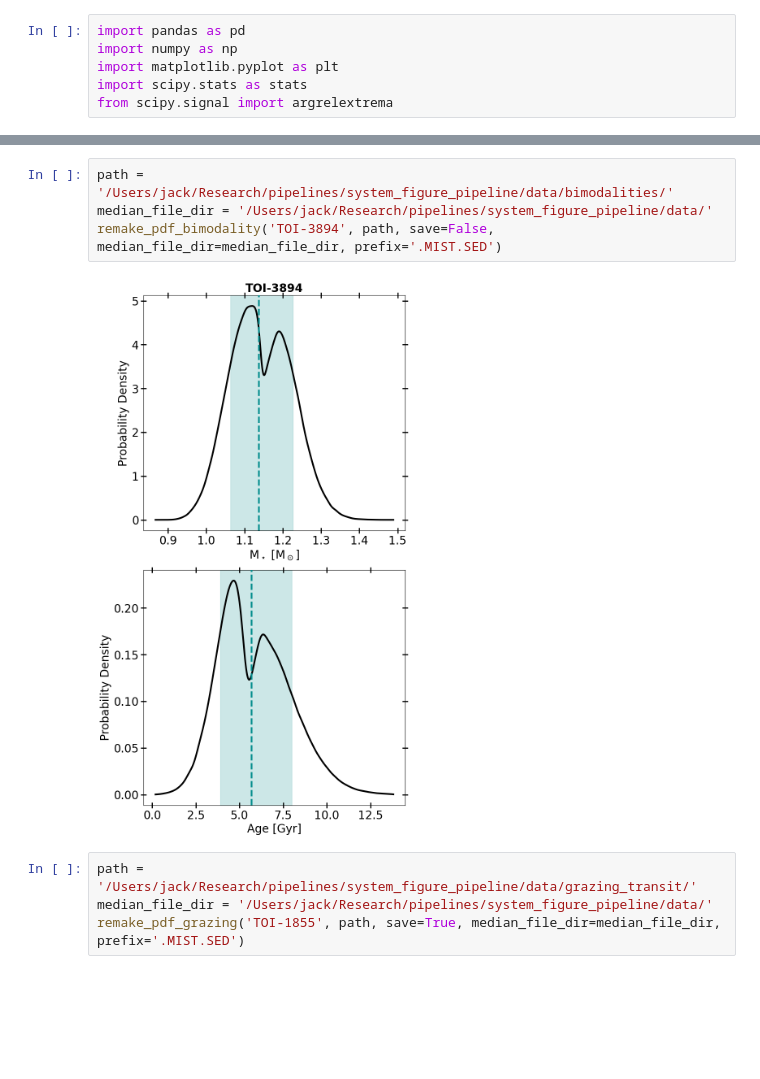
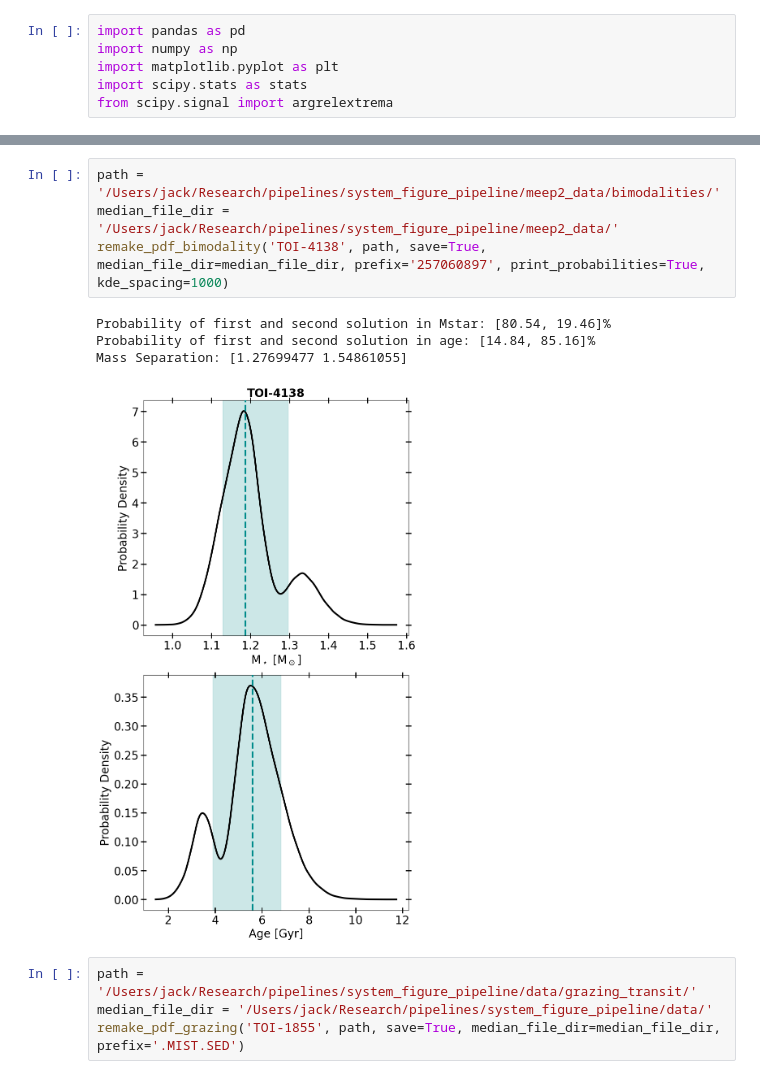
Before and after one commit to jackschulte/exofast_tools, a Jupyter notebook: scripts/remake_pdf.ipynb, the cells around one changed output, grey strips where cells are left out. Saved outputs shown, nothing was run; the diff lists cells and outputs as text; blank space fills up the shorter version.

```diff
--- a/scripts/remake_pdf.ipynb
+++ b/scripts/remake_pdf.ipynb
@@ -208,11 +237,14 @@ def remake_pdf_bimodality(target, path, prefix = '', kde_spacing = 1000, save =
     if save == True:
         plt.savefig(f'pdf_{target}_bimodal.pdf', bbox_inches='tight', facecolor='white', transparent=False)
 # %%
-path = '/Users/jack/Research/pipelines/system_figure_pipeline/data/bimodalities/'
-median_file_dir = '/Users/jack/Research/pipelines/system_figure_pipeline/data/'
-remake_pdf_bimodality('TOI-3894', path, save=False, median_file_dir=median_file_dir, prefix='.MIST.SED')
+path = '/Users/jack/Research/pipelines/system_figure_pipeline/meep2_data/bimodalities/'
+median_file_dir = '/Users/jack/Research/pipelines/system_figure_pipeline/meep2_data/'
+remake_pdf_bimodality('TOI-4138', path, save=True, median_file_dir=median_file_dir, prefix='257060897', print_probabilities=True, kde_spacing=1000)
 # %% [output]
+Probability of first and second solution in Mstar: [80.54, 19.46]%
+Probability of first and second solution in age: [14.84, 85.16]%
+Mass Separation: [1.27699477 1.54861055]
-[figure, old version]
+[figure, new version]
 # %%
 path = '/Users/jack/Research/pipelines/system_figure_pipeline/data/grazing_transit/'
 median_file_dir = '/Users/jack/Research/pipelines/system_figure_pipeline/data/'
```
Also changed, not shown: parts of 1 cell of this notebook, 2 other files.
